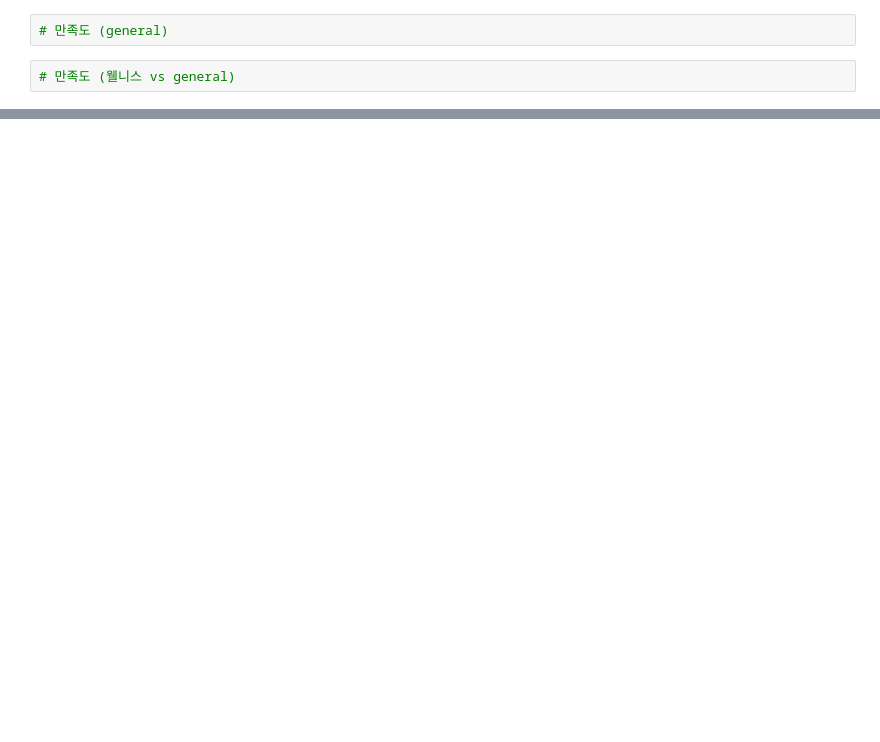
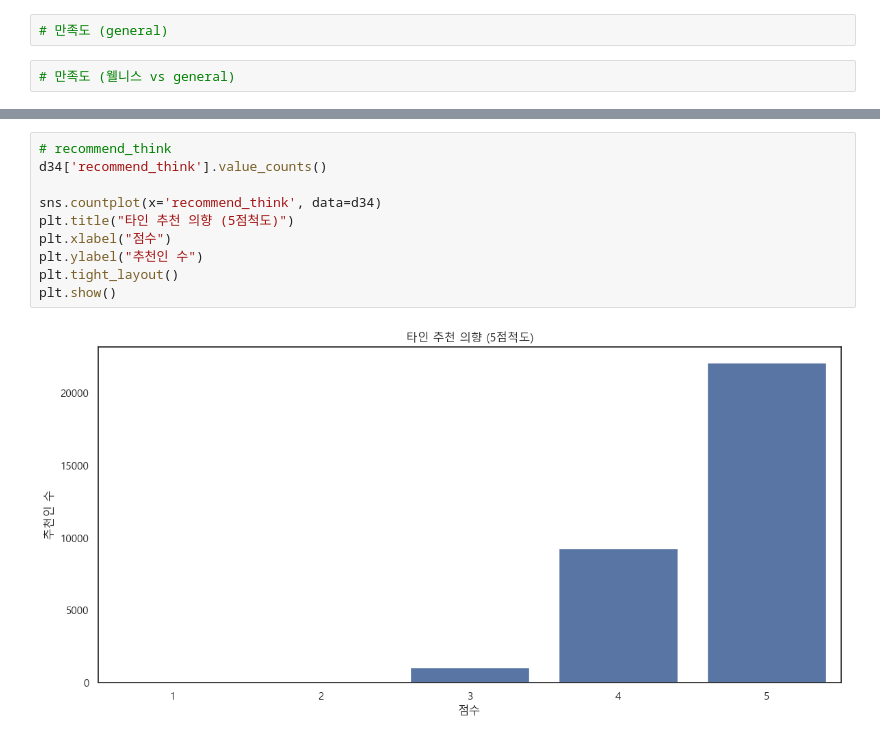
Before and after one commit to tamx2y/wellness_tour, a Jupyter notebook: 02_infoaccess/05_descriptive statistics.ipynb, the cells around one changed output, grey strips where cells are left out. Saved outputs shown, nothing was run; the diff lists cells and outputs as text; blank space fills up the shorter version.

```diff
--- a/02_infoaccess/05_descriptive statistics.ipynb
+++ b/02_infoaccess/05_descriptive statistics.ipynb
@@ -425,0 +453,12 @@ Passing `palette` without assigning `hue` is deprecated and will be removed in v
+# %%
+# recommend_think
+d34['recommend_think'].value_counts()
+
+sns.countplot(x='recommend_think', data=d34)
+plt.title("타인 추천 의향 (5점척도)")
+plt.xlabel("점수")
+plt.ylabel("추천인 수")
+plt.tight_layout()
+plt.show()
+# %% [output]
+[figure, added]
```
Also changed, not shown: parts of 11 cells of this notebook, 2 other files.
